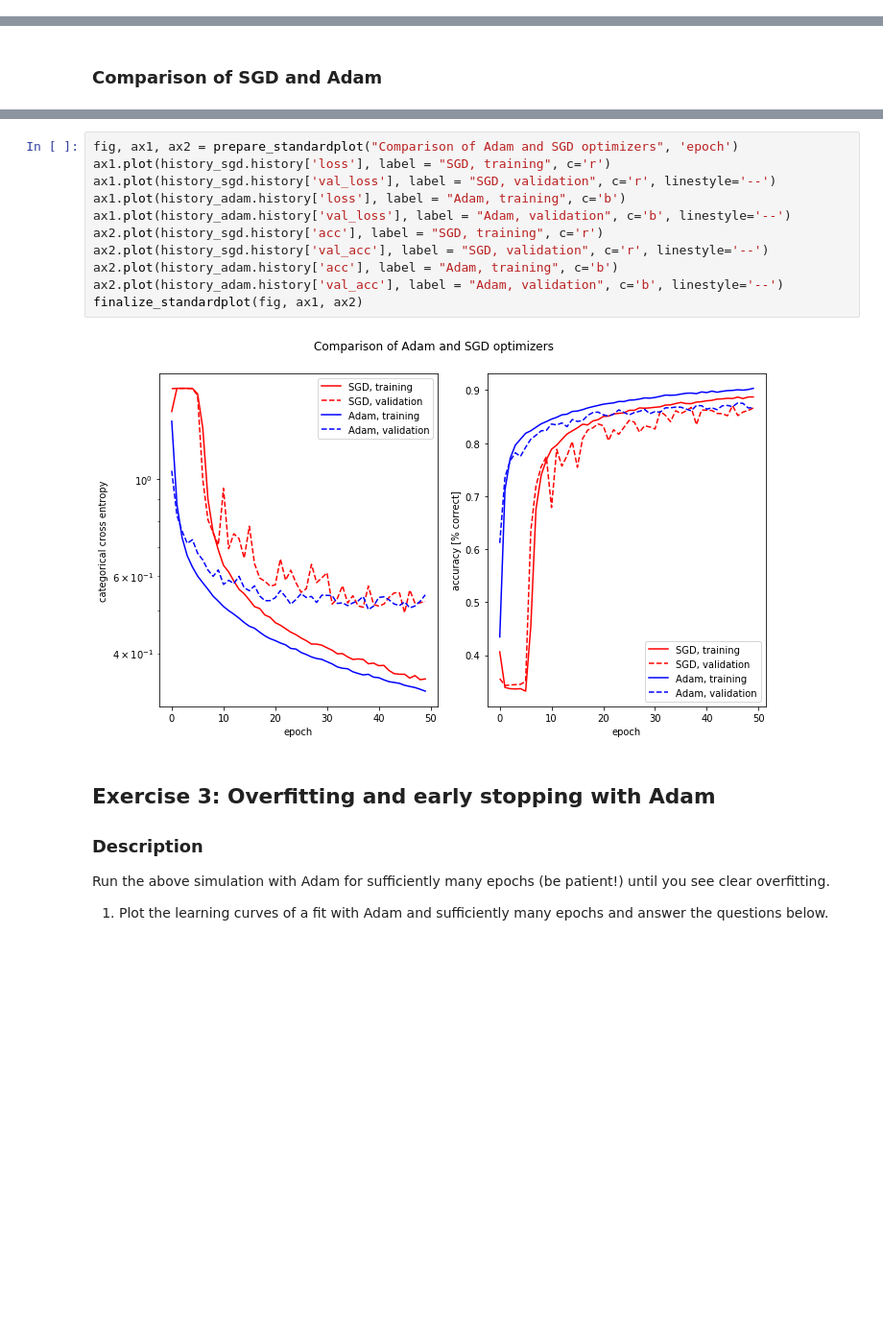
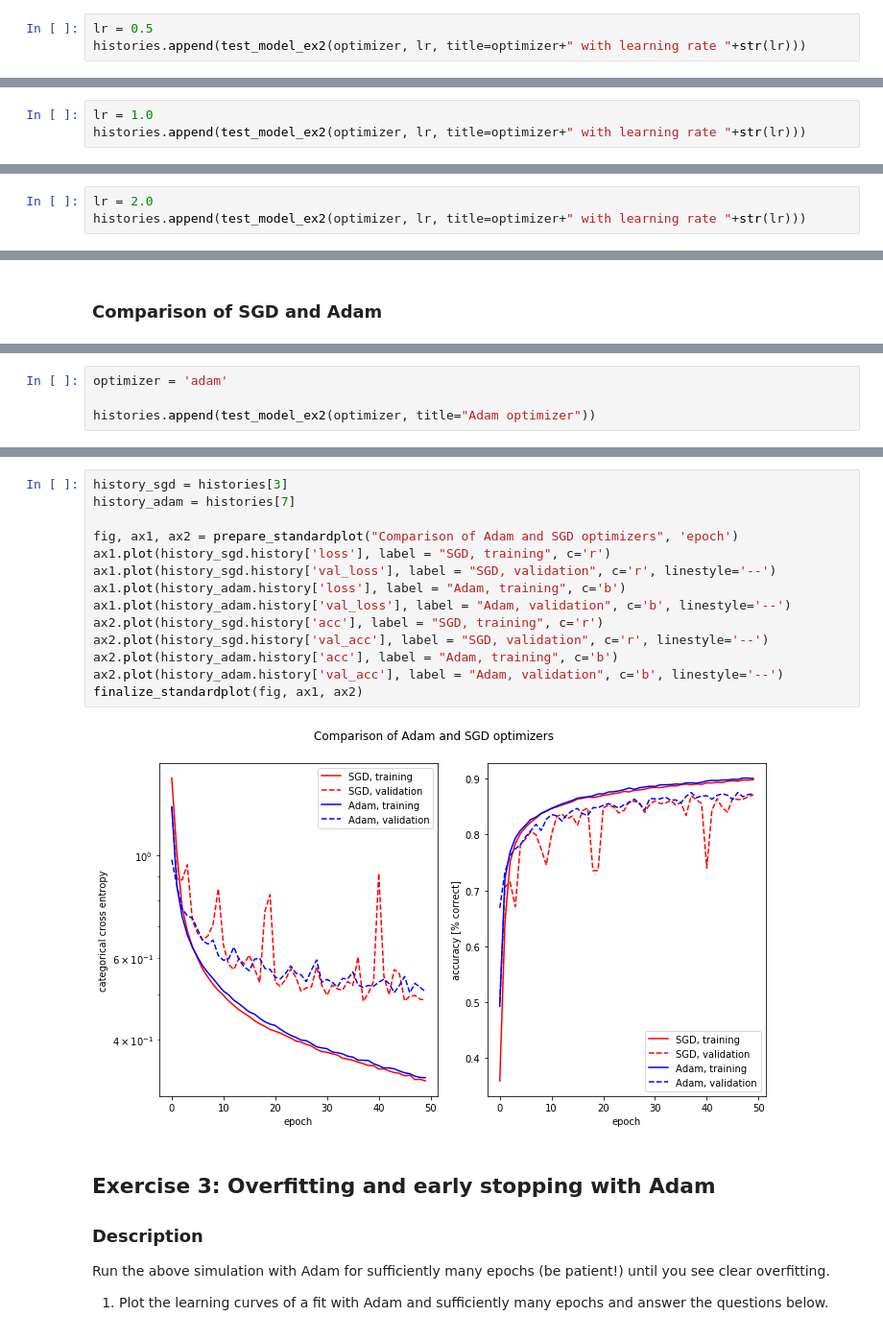
Before and after one commit to adrian-valente/ANN_project1, a Jupyter notebook: miniproject1.ipynb, the cells around one changed output, grey strips where cells are left out. Shown at 96% size. Cells and saved outputs as stored; diff of their text form; blank space fills up the shorter version.

```diff
--- a/miniproject1.ipynb
+++ b/miniproject1.ipynb
@@ -478,0 +407,3 @@ Epoch 50/50
+# %%
+lr = 0.5
+histories.append(test_model_ex2(optimizer, lr, title=optimizer+" with learning rate "+str(lr)))
@@ -478,0 +426,3 @@ Epoch 50/50
+# %%
+lr = 1.0
+histories.append(test_model_ex2(optimizer, lr, title=optimizer+" with learning rate "+str(lr)))
@@ -478,0 +445,3 @@ Epoch 50/50
+# %%
+lr = 2.0
+histories.append(test_model_ex2(optimizer, lr, title=optimizer+" with learning rate "+str(lr)))
@@ -550,0 +474,4 @@ Epoch 50/50
+# %%
+optimizer = 'adam'
+
+histories.append(test_model_ex2(optimizer, title="Adam optimizer"))
@@ -551,16 +494,19 @@ Epoch 50/50
 # %%
+history_sgd = histories[3]
+history_adam = histories[7]
+
 fig, ax1, ax2 = prepare_standardplot("Comparison of Adam and SGD optimizers", 'epoch')
 ax1.plot(history_sgd.history['loss'], label = "SGD, training", c='r')
 ax1.plot(history_sgd.history['val_loss'], label = "SGD, validation", c='r', linestyle='--')
 ax1.plot(history_adam.history['loss'], label = "Adam, training", c='b')
 ax1.plot(history_adam.history['val_loss'], label = "Adam, validation", c='b', linestyle='--')
 ax2.plot(history_sgd.history['acc'], label = "SGD, training", c='r')
 ax2.plot(history_sgd.history['val_acc'], label = "SGD, validation", c='r', linestyle='--')
 ax2.plot(history_adam.history['acc'], label = "Adam, training", c='b')
 ax2.plot(history_adam.history['val_acc'], label = "Adam, validation", c='b', linestyle='--')
 finalize_standardplot(fig, ax1, ax2)
 # %% [output]
-[figure, old version]
+[figure, new version]
 # %% [markdown]
 ## Exercise 3: Overfitting and early stopping with Adam
 
```
Also changed, not shown: parts of 46 cells of this notebook.
